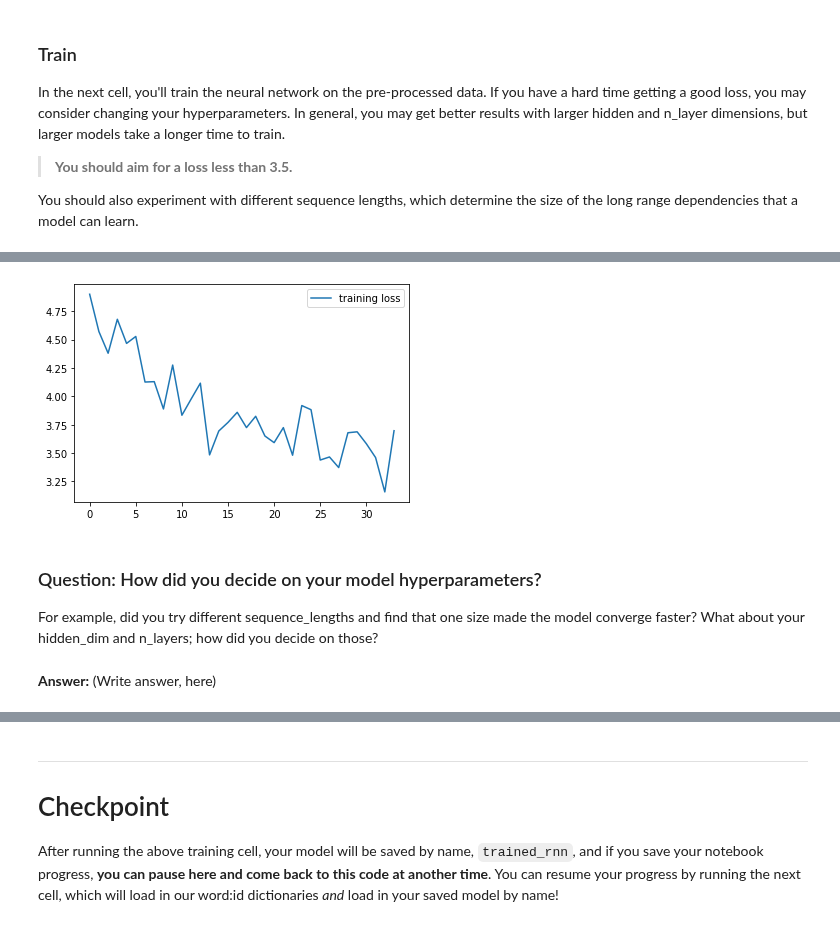
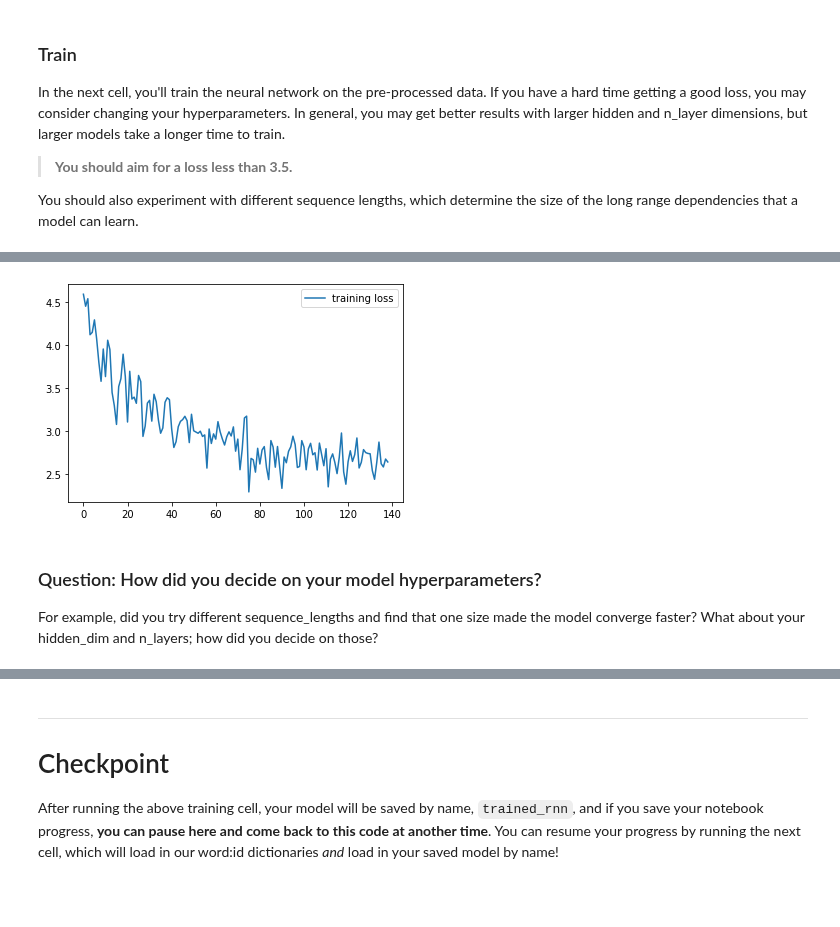
Before and after one commit to ddhartma/TV-Script-Generator, a Jupyter notebook: dlnd_tv_script_generation.ipynb, the cells around one changed output, grey strips where cells are left out. Drawn from its saved outputs; the diff is of its cells as text; code cells hidden in the pictures; blank space fills up the shorter version.

Commit message:
test: Test parameters Train16

```diff
--- a/dlnd_tv_script_generation.ipynb
+++ b/dlnd_tv_script_generation.ipynb
@@ -676,21 +676,19 @@ Epoch:    5/5     Loss: 3.58720729637146
 
 Model Trained and Saved
 # %%
-train = 'Train15'
+train = 'Train16'
 # Export Loss as Dataframe
 loss_df = pd.DataFrame(running_loss_history)
 loss_df.to_excel(train + ".xlsx")
 
 # Plot Loss and Save Loss-Plot
 f = plt.figure()
 plt.plot(running_loss_history, label='training loss')
 plt.legend()
 
 f.savefig(train + ".png", bbox_inches='tight', dpi=600)
 # %% [output]
-[figure, old version]
+[figure, new version]
 # %% [markdown]
 ### Question: How did you decide on your model hyperparameters?
 For example, did you try different sequence_lengths and find that one size made the model converge faster? What about your hidden_dim and n_layers; how did you decide on those?
-# %% [markdown]
-**Answer:** (Write answer, here)
```
Also changed, not shown: parts of 10 cells of this notebook, 4 other files.
